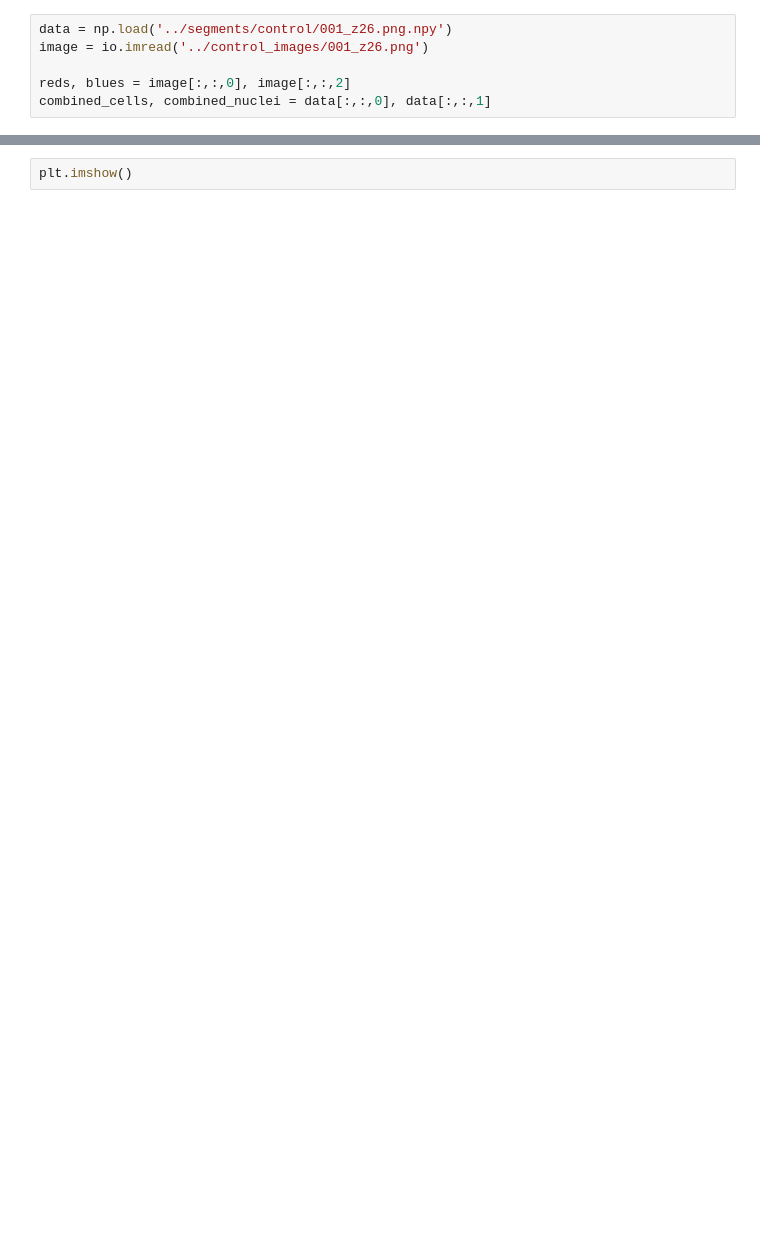
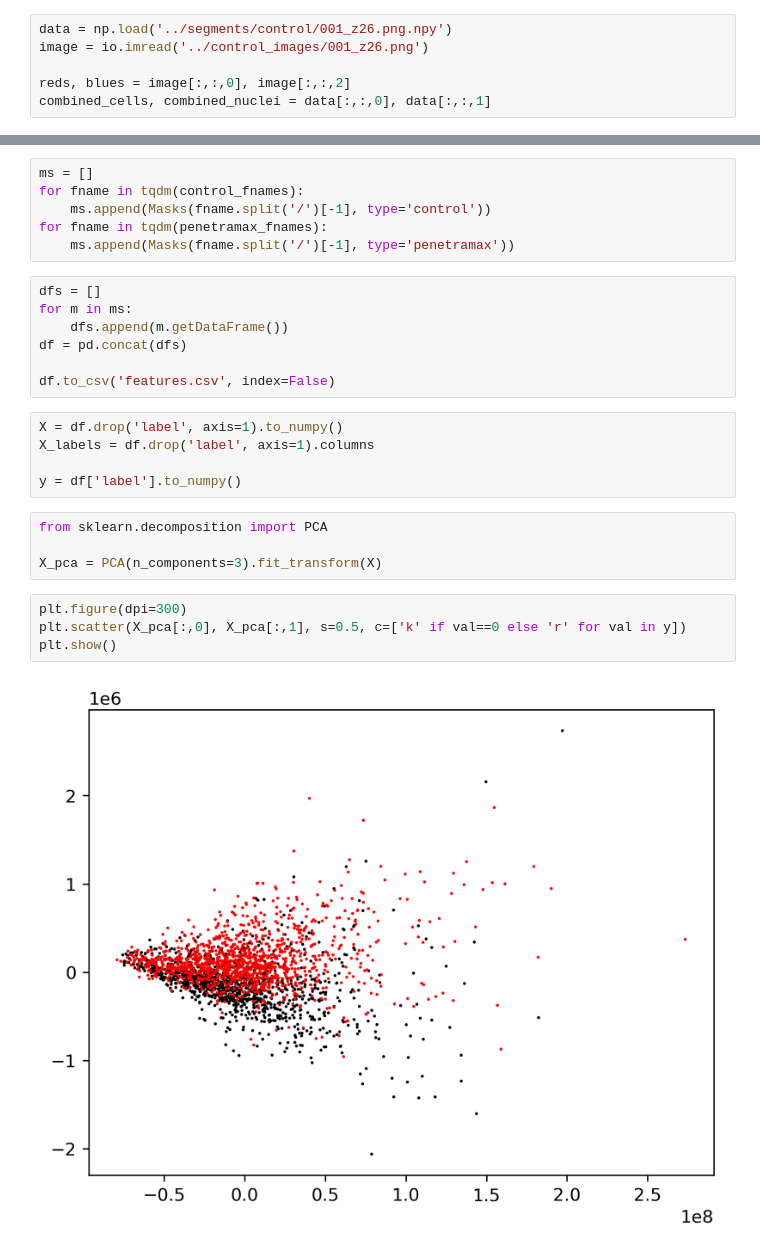
Before and after one commit to Antonio-Maschio/AML_FProject, a Jupyter notebook: clustering_LDB.ipynb, the cells around one changed output, grey strips where cells are left out. Cells and saved outputs as stored; diff of their text form; blank space fills up the shorter version.

```diff
--- a/clustering_LDB.ipynb
+++ b/clustering_LDB.ipynb
@@ -295,2 +67,28 @@ array([ 1.00970586e-01,  1.01225853e+02,  8.30586718e-01,  2.98914219e+02,
-# %%
-plt.imshow()
+# %%
+ms = []
+for fname in tqdm(control_fnames):
+    ms.append(Masks(fname.split('/')[-1], type='control'))
+for fname in tqdm(penetramax_fnames):
+    ms.append(Masks(fname.split('/')[-1], type='penetramax'))
+# %%
+dfs = []
+for m in ms:
+    dfs.append(m.getDataFrame())
+df = pd.concat(dfs)
+
+df.to_csv('features.csv', index=False)
+# %%
+X = df.drop('label', axis=1).to_numpy()
+X_labels = df.drop('label', axis=1).columns
+
+y = df['label'].to_numpy()
+# %%
+from sklearn.decomposition import PCA
+
+X_pca = PCA(n_components=3).fit_transform(X)
+# %%
+plt.figure(dpi=300)
+plt.scatter(X_pca[:,0], X_pca[:,1], s=0.5, c=['k' if val==0 else 'r' for val in y])
+plt.show()
+# %% [output]
+[figure, added]
```
Also changed, not shown: parts of 13 cells of this notebook, 1 other file.
